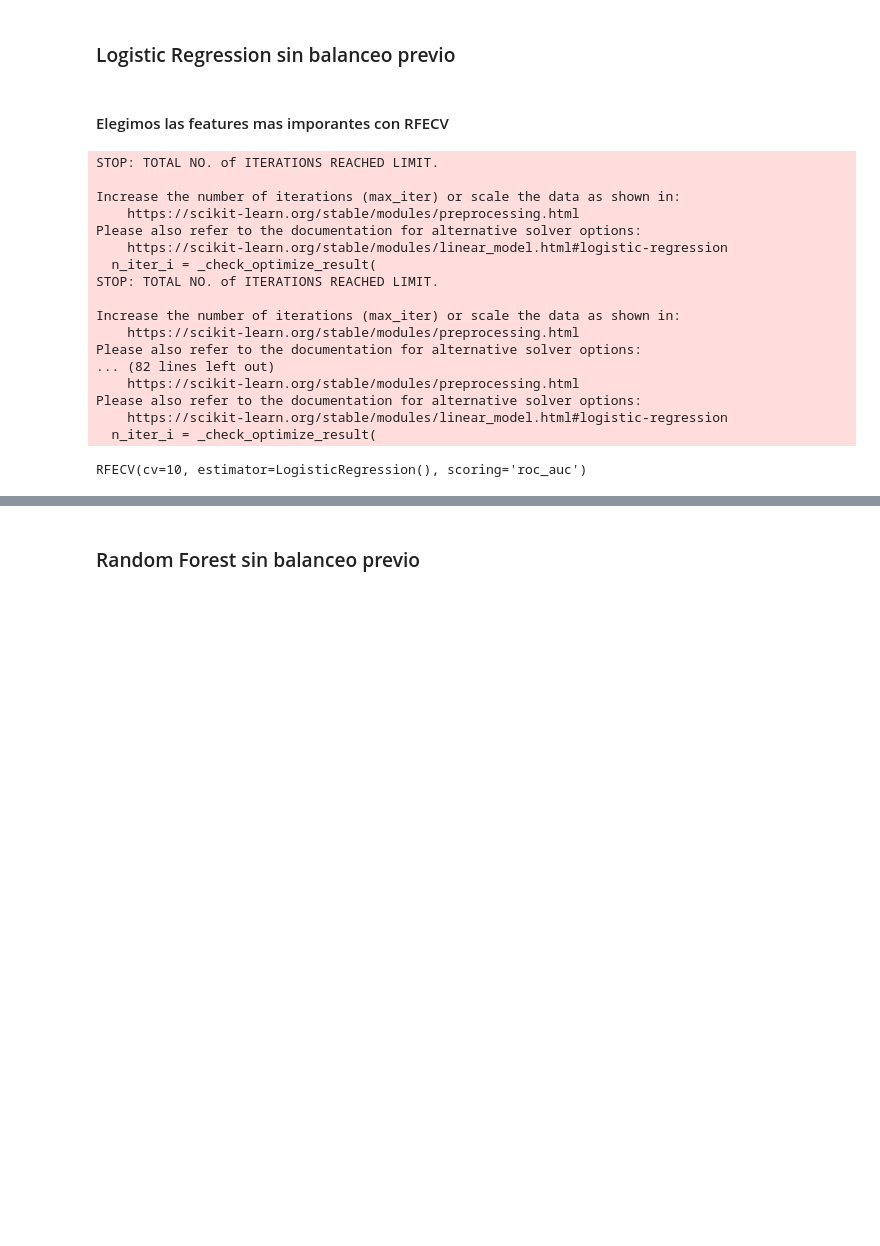
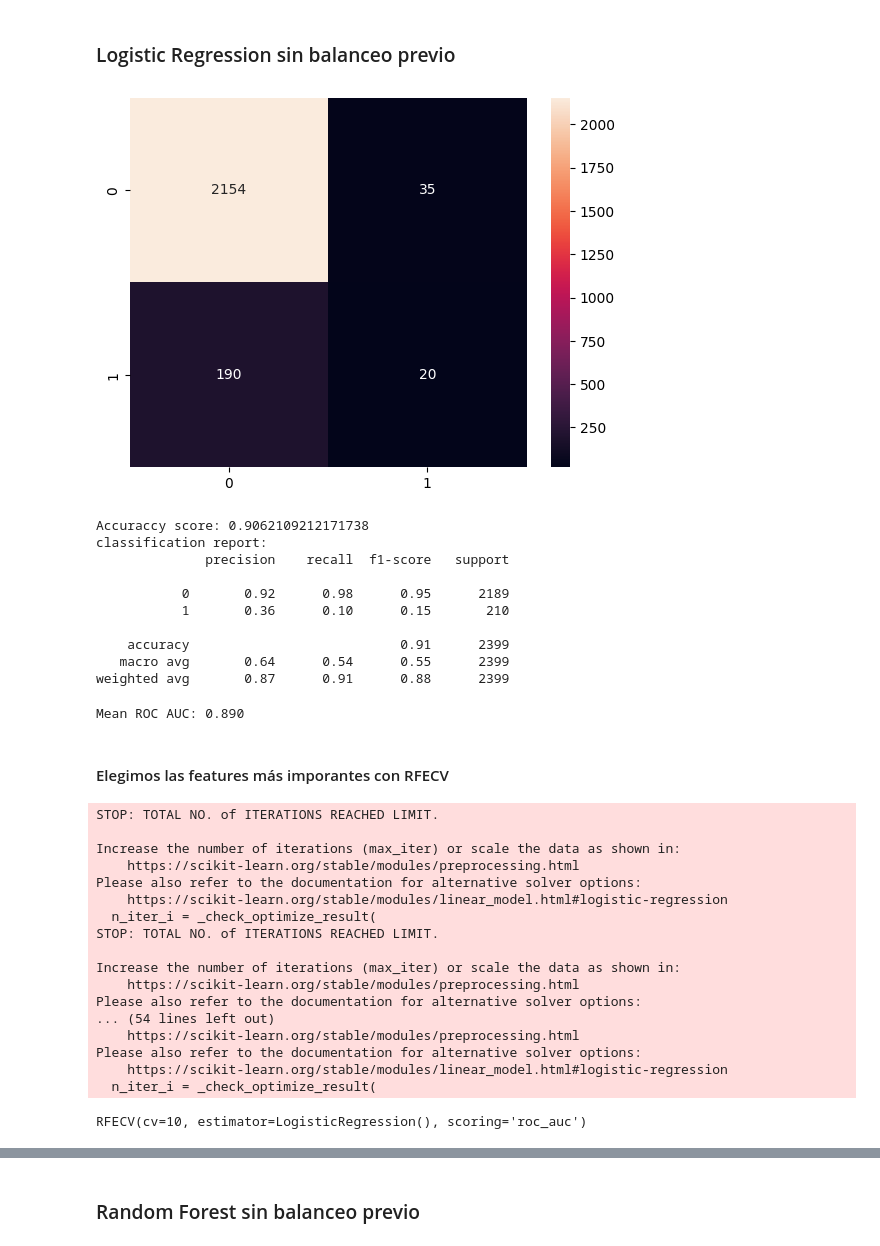
Before and after one commit to lusilve44/Final-Project-4Geeks, a Jupyter notebook: src/explore.ipynb, the cells around one changed output, grey strips where cells are left out. Saved outputs shown, nothing was run; the diff lists cells and outputs as text; code cells hidden in the pictures; blank space fills up the shorter version.

```diff
--- a/src/explore.ipynb
+++ b/src/explore.ipynb
@@ -848,5 +855,24 @@ from sklearn.feature_selection import RFECV
+# %%
+clf_lr = LogisticRegression(max_iter=1000)
+clf_lr.fit(X_train,y_train)
+y_pred = clf_lr.predict(X_valid)
+
+modelAnalysis(clf_lr, y_pred)
+# %% [output]
+[figure, added]
+Accuraccy score: 0.9062109212171738
+classification report:
+              precision    recall  f1-score   support
+
+           0       0.92      0.98      0.95      2189
+           1       0.36      0.10      0.15       210
+
+    accuracy                           0.91      2399
+   macro avg       0.64      0.54      0.55      2399
+weighted avg       0.87      0.91      0.88      2399
+Mean ROC AUC: 0.890
 # %% [markdown]
-#### Elegimos las features mas imporantes con RFECV
+#### Elegimos las features más imporantes con RFECV
 # %%
 rfecv = RFECV(estimator=LogisticRegression(), step=1, cv=10, scoring='roc_auc')
 rfecv.fit(X_train, y_train)
@@ -863,7 +889,7 @@ STOP: TOTAL NO. of ITERATIONS REACHED LIMIT.
 Increase the number of iterations (max_iter) or scale the data as shown in:
     https://scikit-learn.org/stable/modules/preprocessing.html
 Please also refer to the documentation for alternative solver options:
-... (82 lines left out)
+... (54 lines left out)
     https://scikit-learn.org/stable/modules/preprocessing.html
 Please also refer to the documentation for alternative solver options:
     https://scikit-learn.org/stable/modules/linear_model.html#logistic-regression
```
Also changed, not shown: parts of 16 cells of this notebook, 8 other files.
